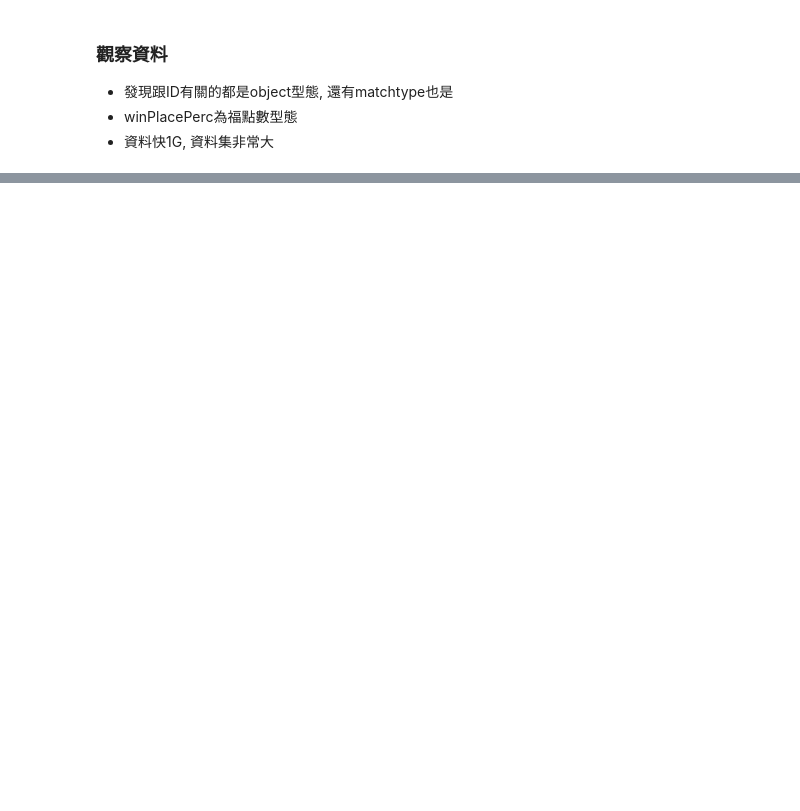
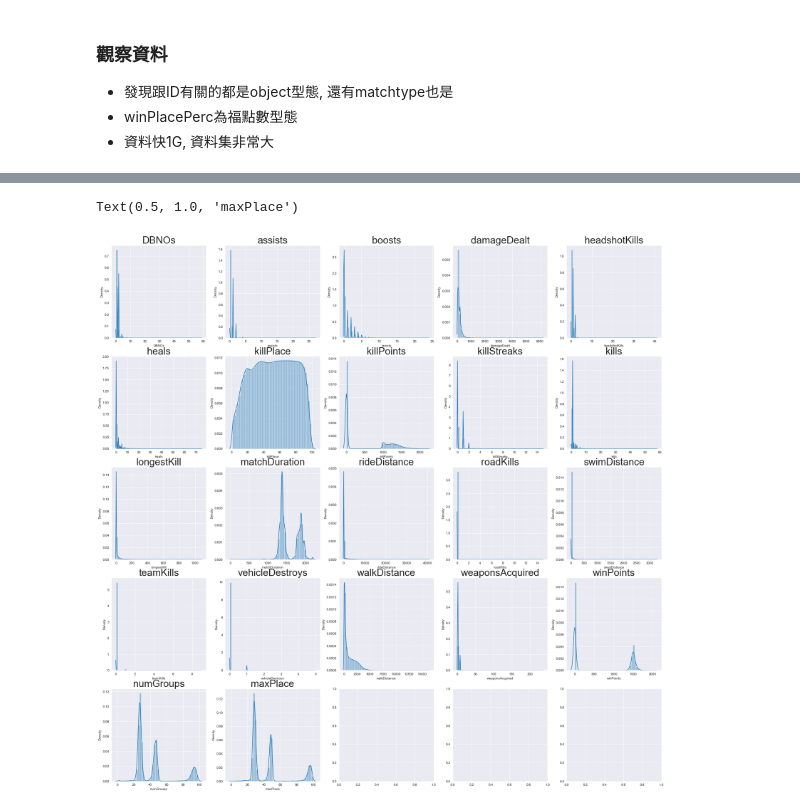
Before and after one commit to ALINYIWEN/Kaggle-Competitions, a Jupyter notebook: PUBG Finish Placement Prediction.ipynb, the cells around one changed output, grey strips where cells are left out. Cells and saved outputs as stored; diff of their text form; code cells hidden in the pictures; blank space fills up the shorter version.

```diff
--- a/PUBG Finish Placement Prediction.ipynb
+++ b/PUBG Finish Placement Prediction.ipynb
@@ -174,0 +305,8 @@ Decreased by 70.7%
+# %%
+# 合併 train & test 資料集
+X = pd.concat([train, test], ignore_index = True)
+
+# 觀察欄位型態
+print(f'\ndtypes of each columns:\n{X.dtypes}')
+# 觀察空值數
+print(f'\nnumbers of NaN:\n{X.isnull().sum()}')
@@ -174,0 +331,51 @@ Decreased by 70.7%
+# %%
+# 觀察特徵值
+f, ax = plt.subplots(5,5, figsize=(30, 30))
+sns.distplot(X['DBNOs'].dropna(), ax = ax[0, 0])
+sns.distplot(X['assists'].dropna(), ax = ax[0, 1])
+sns.distplot(X['boosts'].dropna(), ax = ax[0, 2])
+sns.distplot(X['damageDealt'].dropna(), ax = ax[0, 3])
+sns.distplot(X['headshotKills'].dropna(), ax = ax[0, 4])
+sns.distplot(X['heals'].dropna(), ax = ax[1, 0])
+sns.distplot(X['killPlace'].dropna(), ax = ax[1, 1])
+sns.distplot(X['killPoints'].dropna(), ax = ax[1, 2])
+sns.distplot(X['killStreaks'].dropna(), ax = ax[1, 3])
+sns.distplot(X['kills'].dropna(), ax = ax[1, 4])
+sns.distplot(X['longestKill'].dropna(), ax = ax[2, 0])
+sns.distplot(X['matchDuration'].dropna(), ax = ax[2, 1])
+sns.distplot(X['rideDistance'].dropna(), ax = ax[2, 2])
+sns.distplot(X['roadKills'].dropna(), ax = ax[2, 3])
+sns.distplot(X['swimDistance'].dropna(), ax = ax[2, 4])
+sns.distplot(X['teamKills'].dropna(), ax = ax[3, 0])
+sns.distplot(X['vehicleDestroys'].dropna(), ax = ax[3, 1])
+sns.distplot(X['walkDistance'].dropna(), ax = ax[3, 2])
+sns.distplot(X['weaponsAcquired'].dropna(), ax = ax[3, 3])
+sns.distplot(X['winPoints'].dropna(), ax = ax[3, 4])
+sns.distplot(X['numGroups'].dropna(), ax = ax[4, 0])
+sns.distplot(X['maxPlace'].dropna(), ax = ax[4, 1])
+
+ax[0,0].set_title('DBNOs', fontsize = 30)
+ax[0,1].set_title('assists', fontsize = 30)
+ax[0,2].set_title('boosts', fontsize = 30)
+ax[0,3].set_title('damageDealt', fontsize = 30)
+ax[0,4].set_title('headshotKills', fontsize = 30)
+ax[1,0].set_title('heals', fontsize = 30)
+ax[1,1].set_title('killPlace', fontsize = 30)
+ax[1,2].set_title('killPoints', fontsize = 30)
+ax[1,3].set_title('killStreaks', fontsize = 30)
+ax[1,4].set_title('kills', fontsize = 30)
+ax[2,0].set_title('longestKill', fontsize = 30)
+ax[2,1].set_title('matchDuration', fontsize = 30)
+ax[2,2].set_title('rideDistance', fontsize = 30)
+ax[2,3].set_title('roadKills', fontsize = 30)
+ax[2,4].set_title('swimDistance', fontsize = 30)
+ax[3,0].set_title('teamKills', fontsize = 30)
+ax[3,1].set_title('vehicleDestroys', fontsize = 30)
+ax[3,2].set_title('walkDistance', fontsize = 30)
+ax[3,3].set_title('weaponsAcquired', fontsize = 30)
+ax[3,4].set_title('winPoints', fontsize = 30)
+ax[4,0].set_title('numGroups', fontsize = 30)
+ax[4,1].set_title('maxPlace', fontsize = 30)
+# %% [output]
+Text(0.5, 1.0, 'maxPlace')
+[figure, added]
```
Also changed, not shown: parts of 33 cells of this notebook, 5 other files.
